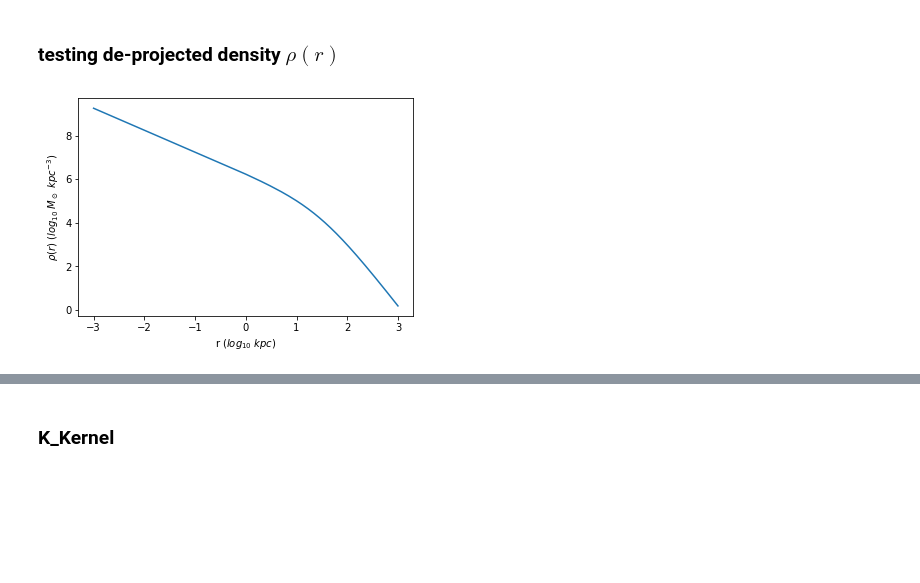
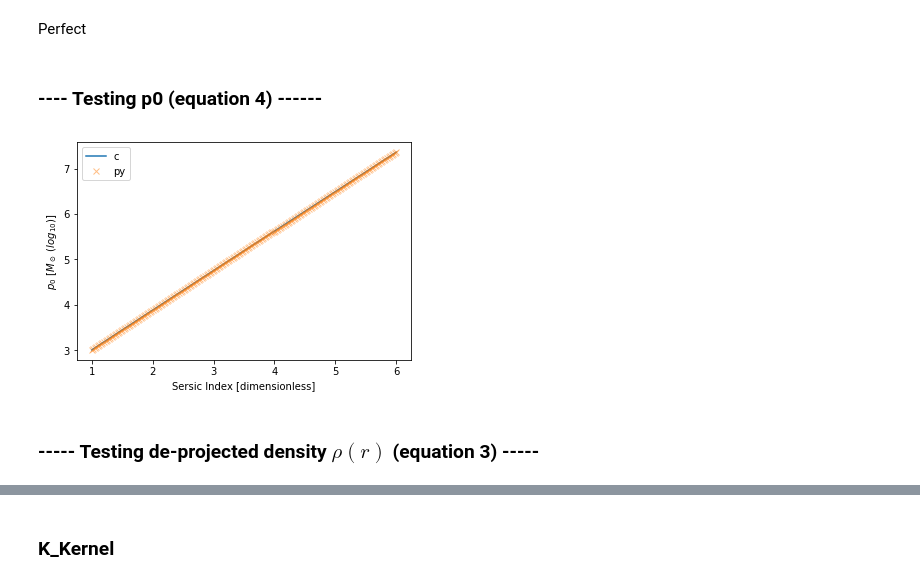
Before and after one commit to ChrisMarsden833/VelocityDispersion, a Jupyter notebook: lib/Library Testing.ipynb, the cells around one changed output, grey strips where cells are left out. Saved outputs shown, nothing was run; the diff lists cells and outputs as text; code cells hidden in the pictures; blank space fills up the shorter version.

```diff
--- a/lib/Library Testing.ipynb
+++ b/lib/Library Testing.ipynb
@@ -53,2 +112,41 @@ plt.show()
+# %% [markdown]
+Perfect
+# %% [markdown]
+### ---- Testing p0 (equation 4) ------
+# %%
+# Store for results
+vary_sersic_index = np.linspace(1, 6, 200)
+res_store_c = np.zeros_like(vary_sersic_index)
+res_store_py = np.zeros_like(vary_sersic_index)
+
+# Constants
+hlr = 200.
+sm = 10**10
+
+# Tell ctypes what to expect.
+ibc.rho0.argtypes = [ctypes.c_float,
+                     ctypes.c_float,
+                     ctypes.c_float]
+ibc.rho0.restype = ctypes.c_float
+
+# Call ctypes implementation
+for i, n in enumerate(vary_sersic_index):
+    res_store_c[i] = ibc.rho0(hlr, float(n), sm)
+
+def rho0(half_light_radius, sersic_index, stellar_mass):
+    sigma = sersic_profile(0., sersic_index, half_light_radius, stellar_mass)
+    bn = 2*sersic_index - 1/3 + 0.009876/sersic_index
+    right = gamma(2.*sersic_index)/gamma(sersic_index * (3. - p_n_func(sersic_index) ))
+    return sigma * bn**(sersic_index*(1-p_n_func(sersic_index))) * right / (2 * half_light_radius)
+
+plt.figure()
+plt.plot(vary_sersic_index, np.log10(res_store_c), label = "c" )
+plt.plot(vary_sersic_index, np.log10(rho0(hlr, vary_sersic_index, sm)), 'x', alpha = 0.5, label = "py")
+plt.xlabel("Sersic Index [dimensionless]")
+plt.ylabel("$p_0$ [$M_\odot$ ($log_{10}$)]")
+plt.legend()
+plt.show()
+# %% [output]
+[figure, added]
 # %% [markdown]
-### testing de-projected density $\rho(r)$
+### ----- Testing de-projected density $\rho(r)$ (equation 3) -----
@@ -84,8 +152,0 @@ for i, value in enumerate(r_range):
-# %%
-plt.figure()
-plt.plot(np.log10(r_range), np.log10(store) )
-plt.xlabel(r"r ($log_{10}$ $kpc$)")
-plt.ylabel(r"$\rho (r)$ ($log_{10}$ $M_\odot$ $kpc^{-3}$)")
-plt.show()
-# %% [output]
-[figure, removed]
```
Also changed, not shown: parts of 35 cells of this notebook, 16 other files.
